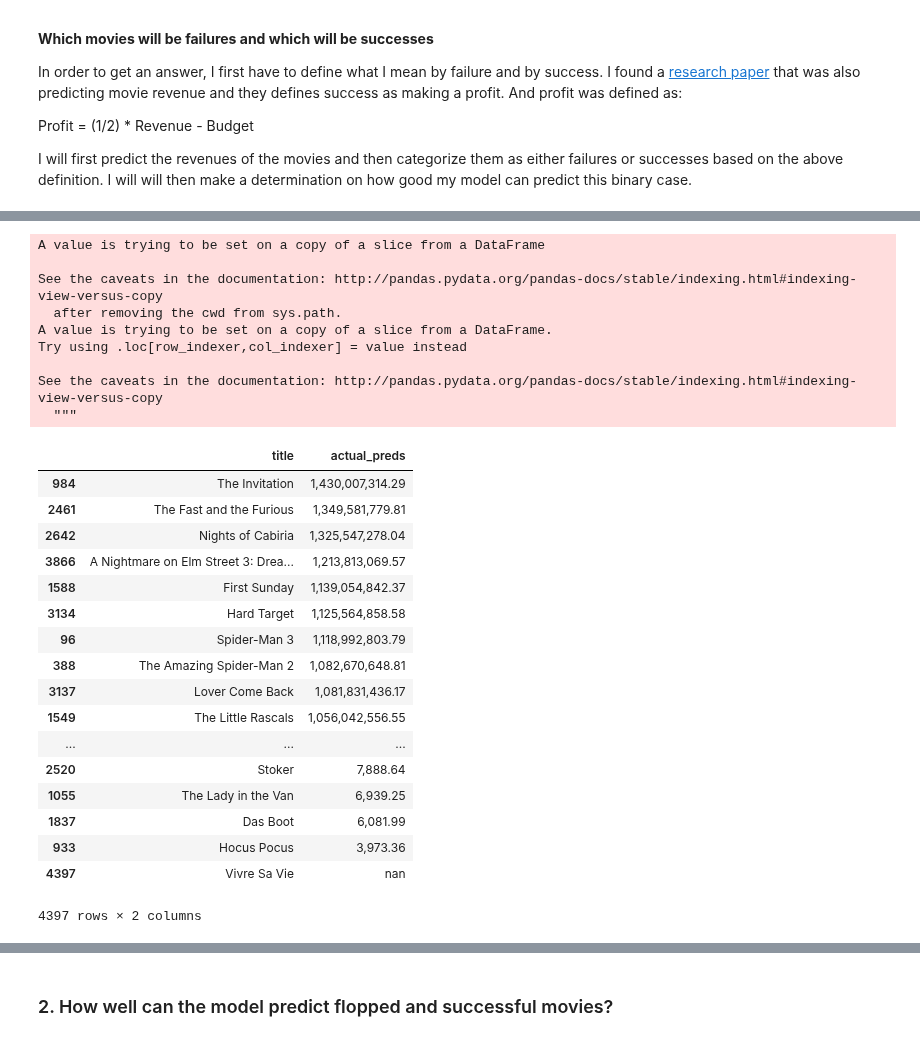
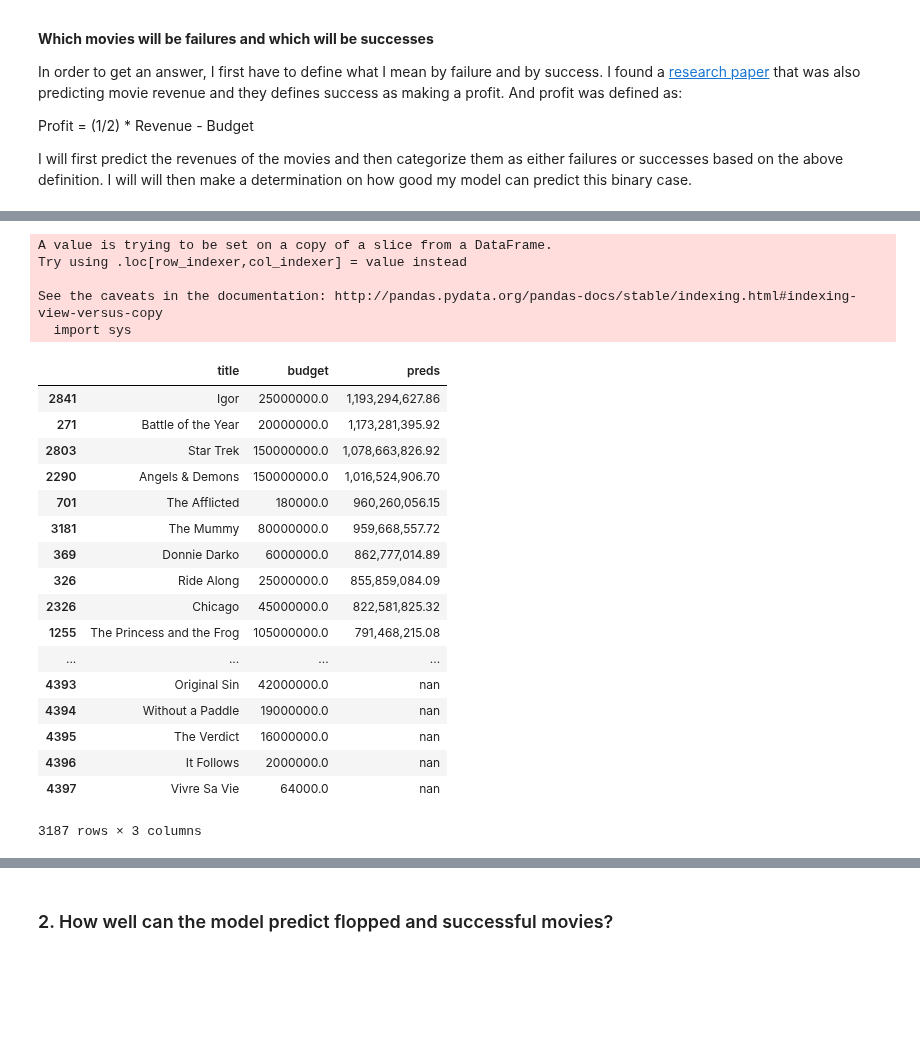
Before and after one commit to julianikulski/tmdb, a Jupyter notebook: tmdb.ipynb, the cells around one changed output, grey strips where cells are left out. Cells and saved outputs as stored; diff of their text form; code cells hidden in the pictures; blank space fills up the shorter version.

```diff
--- a/tmdb.ipynb
+++ b/tmdb.ipynb
@@ -1796,3 +1798,15 @@ train_features = df_train.drop('revenue', axis=1)
+# %%
+# Separate revenue variable from df_train
+train_revenue = df_train['revenue']
+train_features_with_title = df_train.drop('revenue', axis=1)
+
+# Drop the title variable and old index from the train_features_with_title dataframe
+train_features = train_features_with_title.drop(['title', 'index'], axis=1)
+
+# Save test dataframe that contains title variable
+test_title = df_test[:]
+# Drop title variable and old index from df_test
+df_test = df_test.drop(['title', 'index'], axis=1)
 # %% [markdown]
 #### 3.2. Feature Scaling
 # %% [markdown]
@@ -1802,12 +1816,12 @@ Based on the above distributions of the 3 numeric variables, I have decided to u
 numeric_vars = ['budget', 'popularity']
 train_features[numeric_vars] = train_features[numeric_vars].apply(lambda x: np.log(x + 1))
 df_test[numeric_vars] = df_test[numeric_vars].apply(lambda x: np.log(x + 1))
-train_revenue = train_revenue.apply(lambda x: np.log(x + 1))
+train_revenue_log = train_revenue.apply(lambda x: np.log(x + 1))
 
 # Convert arrays back to dataframes
 train_features_minmax = pd.DataFrame(data = train_features)
 df_test_minmax = pd.DataFrame(data = df_test)
-train_revenue_minmax = pd.DataFrame(data = train_revenue)
+train_revenue_minmax = pd.DataFrame(data = train_revenue_log)
 
 # Scaling all datapoints between 0 and 1
 scaler = MinMaxScaler()
@@ -2194,0 +2197,2 @@ I will first predict the revenues of the movies and then categorize them as eith
+# %%
+pd.options.display.max_rows = 100
@@ -2202,6 +2311,6 @@ array([0.76036207, 0.59751641, 0.72792204, ..., 0.84684821, 0.6833521 ,
 # %%
 # Convert predicted values into dollars
-actual_preds_df = pd.DataFrame(np.exp(scaler_revenue.inverse_transform(actual_y_test.reshape(-1, 1))), columns=['preds'])
+actual_preds_df = pd.DataFrame(np.expm1(scaler_revenue.inverse_transform(actual_y_test.reshape(-1, 1))), columns=['preds'])
 actual_preds_format = actual_preds_df[:]
 actual_preds_format['preds'] = actual_preds_format['preds'].apply(lambda x: '{:,.2f}'.format(x))
 actual_preds_format
@@ -2227,37 +2336,37 @@ actual_preds_format
 # %%
 # Merge the title with the predicted revenue
-complete_test_df = test.join(actual_preds_df)
+df_test_title = df_test.join(test['title'])
+
+complete_test_df = df_test_title.join(actual_preds_df)
 only_title_rev = complete_test_df[['title', 'budget', 'preds']]
-only_title_rev.sort_values(by=['preds'], ascending=False, inplace=True)
+
+only_title_rev['budget'] = np.expm1(np.array(only_title_rev['budget']).reshape(-1,1))
+only_title_rev = only_title_rev.sort_values(by=['preds'], ascending=False)
 only_title_rev['preds'] = only_title_rev['preds'].apply(lambda x: '{:,.2f}'.format(x))
 only_title_rev
 # %% [output]
-A value is trying to be set on a copy of a slice from a DataFrame
-
-See the caveats in the documentation: http://pandas.pydata.org/pandas-docs/stable/indexing.html#indexing-view-versus-copy
-  after removing the cwd from sys.path.
 A value is trying to be set on a copy of a slice from a DataFrame.
 Try using .loc[row_indexer,col_indexer] = value instead
 
 See the caveats in the documentation: http://pandas.pydata.org/pandas-docs/stable/indexing.html#indexing-view-versus-copy
-  """
+  import sys
-|  | title | actual_preds |
-| 984 | The Invitation | 1,430,007,314.29 |
-| 2461 | The Fast and the Furious | 1,349,581,779.81 |
-| 2642 | Nights of Cabiria | 1,325,547,278.04 |
-| 3866 | A Nightmare on Elm Street 3: Drea... | 1,213,813,069.57 |
-| 1588 | First Sunday | 1,139,054,842.37 |
-| 3134 | Hard Target | 1,125,564,858.58 |
-| 96 | Spider-Man 3 | 1,118,992,803.79 |
-| 388 | The Amazing Spider-Man 2 | 1,082,670,648.81 |
-| 3137 | Lover Come Back | 1,081,831,436.17 |
-| 1549 | The Little Rascals | 1,056,042,556.55 |
-| ... | ... | ... |
-| 2520 | Stoker | 7,888.64 |
-| 1055 | The Lady in the Van | 6,939.25 |
-| 1837 | Das Boot | 6,081.99 |
-| 933 | Hocus Pocus | 3,973.36 |
-| 4397 | Vivre Sa Vie | nan |
+|  | title | budget | preds |
+| 2841 | Igor | 25000000.0 | 1,193,294,627.86 |
+| 271 | Battle of the Year | 20000000.0 | 1,173,281,395.92 |
+| 2803 | Star Trek | 150000000.0 | 1,078,663,826.92 |
+| 2290 | Angels & Demons | 150000000.0 | 1,016,524,906.70 |
+| 701 | The Afflicted | 180000.0 | 960,260,056.15 |
+| 3181 | The Mummy | 80000000.0 | 959,668,557.72 |
+| 369 | Donnie Darko | 6000000.0 | 862,777,014.89 |
+| 326 | Ride Along | 25000000.0 | 855,859,084.09 |
+| 2326 | Chicago | 45000000.0 | 822,581,825.32 |
+| 1255 | The Princess and the Frog | 105000000.0 | 791,468,215.08 |
+| ... | ... | ... | ... |
+| 4393 | Original Sin | 42000000.0 | nan |
+| 4394 | Without a Paddle | 19000000.0 | nan |
+| 4395 | The Verdict | 16000000.0 | nan |
+| 4396 | It Follows | 2000000.0 | nan |
+| 4397 | Vivre Sa Vie | 64000.0 | nan |
-4397 rows × 2 columns
+3187 rows × 3 columns
 # %%
 # Do samples on certain movies
```
Also changed, not shown: parts of 36 cells of this notebook.
